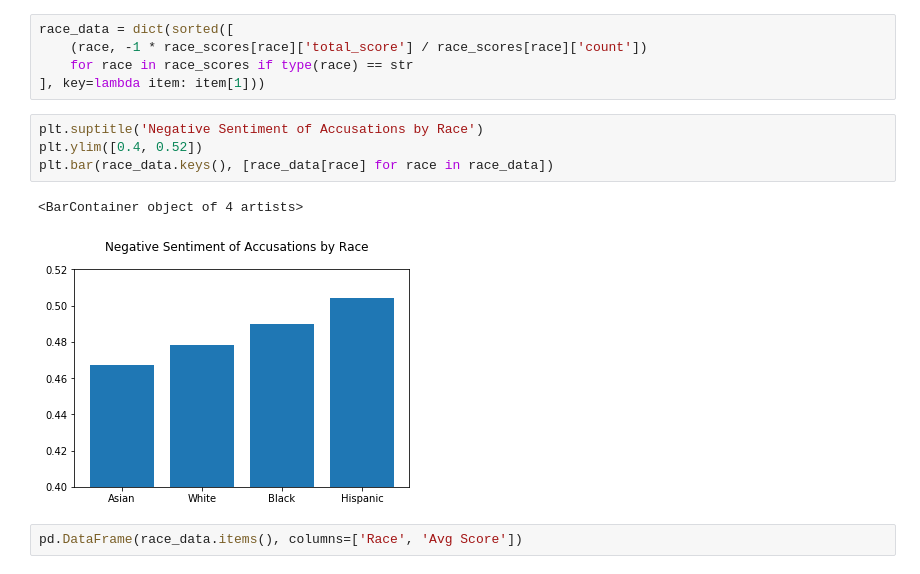
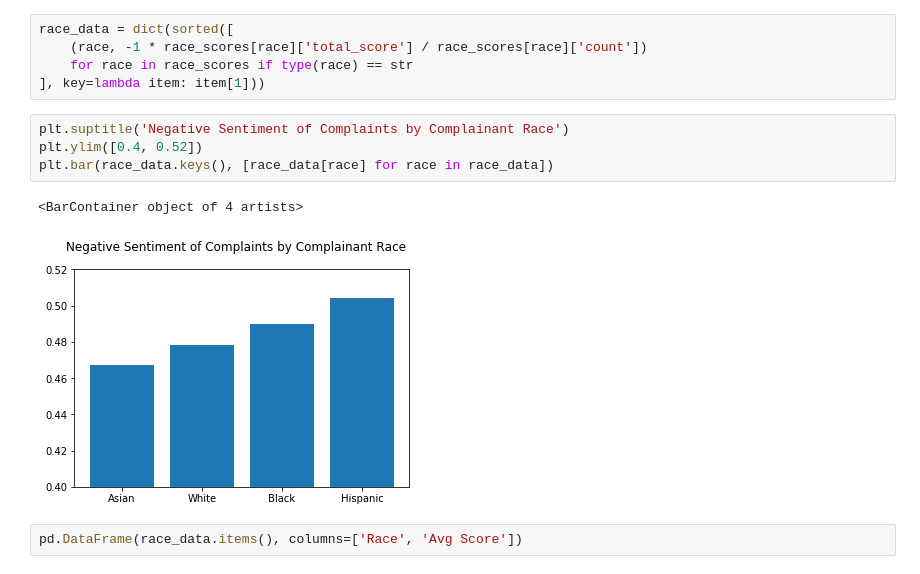
Before and after one commit to Faraaz-Beyabani/CPDP_Daring_Riddlers, a Jupyter notebook: checkpoint-5/src/checkpoint-5.ipynb, the cells around one changed output. Drawn from its saved outputs; the diff is of its cells as text.

Commit message:
Race and Gender Analysis

```diff
--- a/checkpoint-5/src/checkpoint-5.ipynb
+++ b/checkpoint-5/src/checkpoint-5.ipynb
@@ -147,12 +147,12 @@ race_data = dict(sorted([
     for race in race_scores if type(race) == str
 ], key=lambda item: item[1]))
 # %%
-plt.suptitle('Negative Sentiment of Accusations by Race')
+plt.suptitle('Negative Sentiment of Complaints by Complainant Race')
 plt.ylim([0.4, 0.52])
 plt.bar(race_data.keys(), [race_data[race] for race in race_data])
 # %% [output]
 <BarContainer object of 4 artists>
-[figure, old version]
+[figure, new version]
 # %%
 pd.DataFrame(race_data.items(), columns=['Race', 'Avg Score'])
 # %% [output]
```
Also changed, not shown: parts of 5 cells of this notebook.
